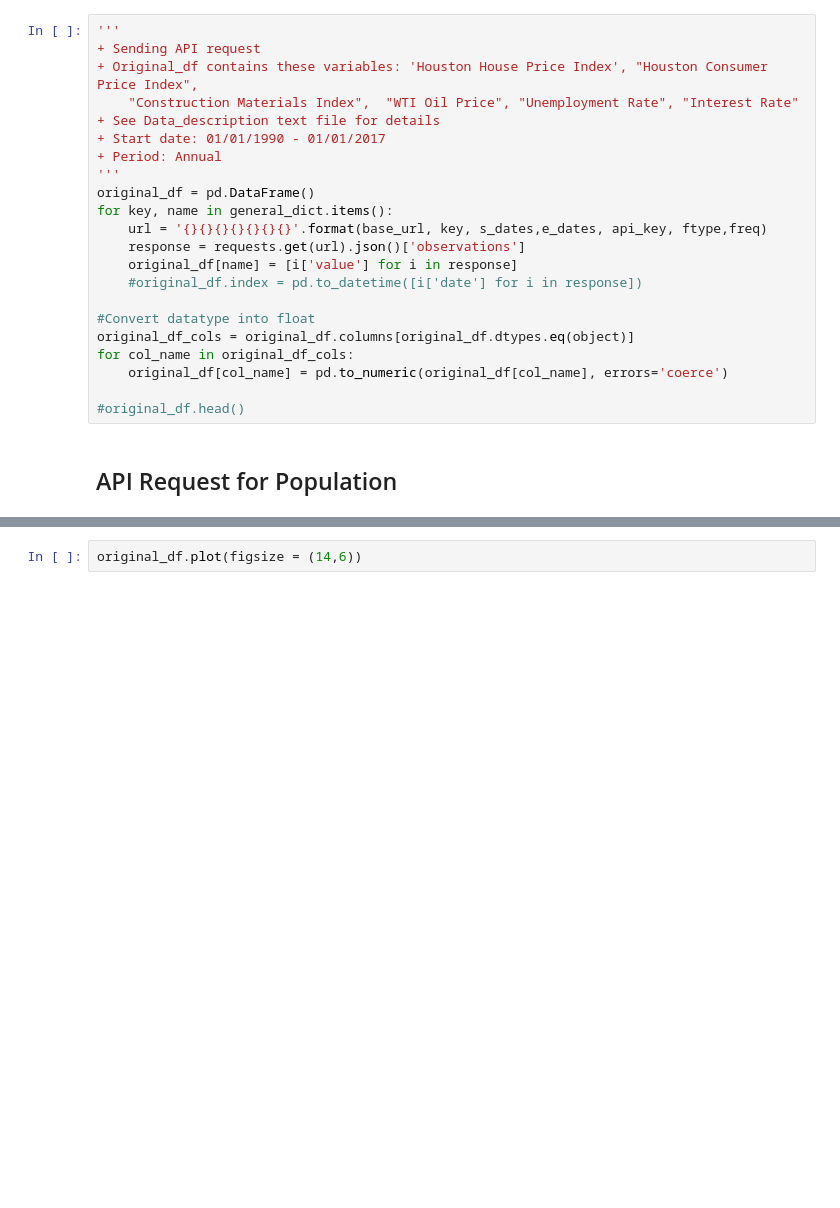
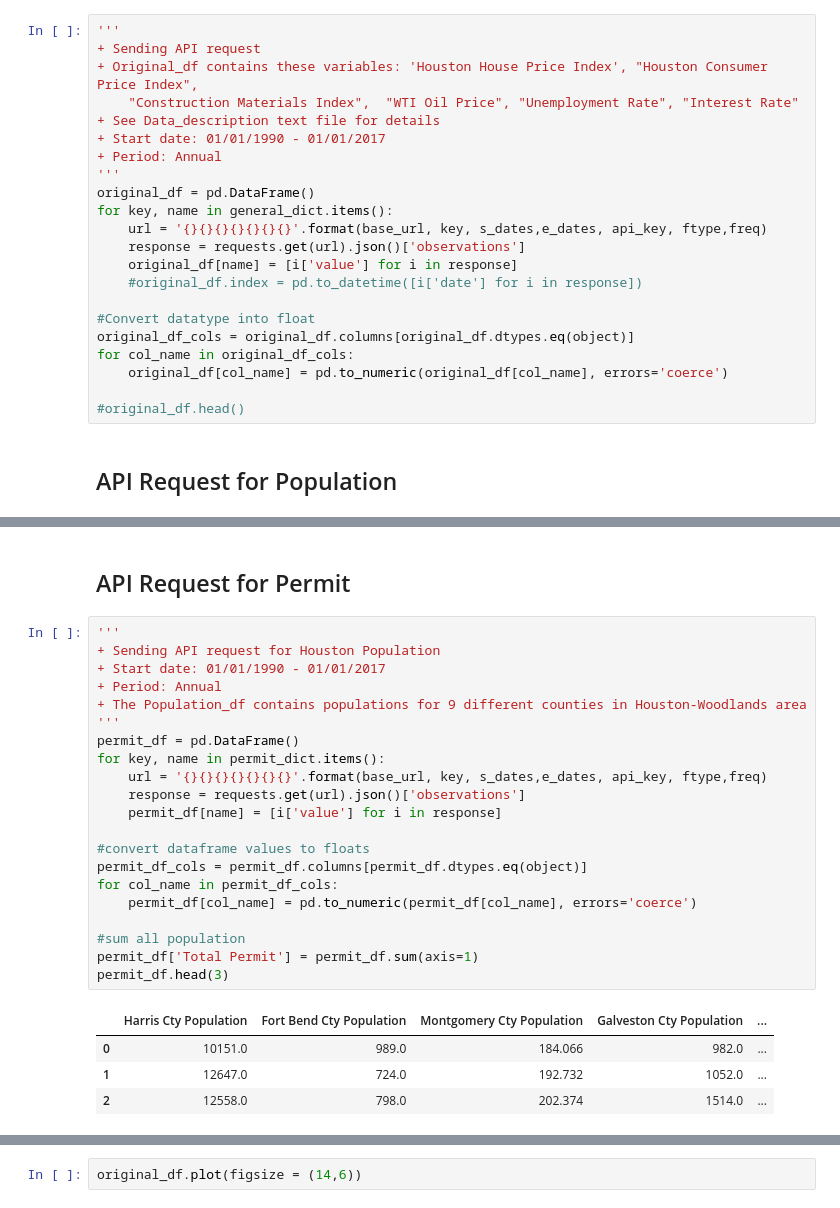
Before and after one commit to dxvo/DGJ_project, a Jupyter notebook: Source Code/de.ipynb, the cells around one changed output, grey strips where cells are left out. Saved outputs shown, nothing was run; the diff lists cells and outputs as text; blank space fills up the shorter version.

```diff
--- a/Source Code/de.ipynb
+++ b/Source Code/de.ipynb
@@ -118,3 +130,31 @@ population_df.head()
+# %% [markdown]
+## API Request for Permit
+# %%
+'''
++ Sending API request for Houston Population
++ Start date: 01/01/1990 - 01/01/2017
++ Period: Annual
++ The Population_df contains populations for 9 different counties in Houston-Woodlands area
+'''
+permit_df = pd.DataFrame()
+for key, name in permit_dict.items():
+    url = '{}{}{}{}{}{}{}'.format(base_url, key, s_dates,e_dates, api_key, ftype,freq)
+    response = requests.get(url).json()['observations']
+    permit_df[name] = [i['value'] for i in response]
+
+#convert dataframe values to floats
+permit_df_cols = permit_df.columns[permit_df.dtypes.eq(object)]
+for col_name in permit_df_cols:
+    permit_df[col_name] = pd.to_numeric(permit_df[col_name], errors='coerce')
+
+#sum all population
+permit_df['Total Permit'] = permit_df.sum(axis=1)
+permit_df.head(3)
+# %% [output]
+|  | Harris Cty Population | Fort Bend Cty Population | Montgomery Cty Population | Galveston Cty Population | ... |
+| 0 | 10151.0 | 989.0 | 184.066 | 982.0 | ... |
+| 1 | 12647.0 | 724.0 | 192.732 | 1052.0 | ... |
+| 2 | 12558.0 | 798.0 | 202.374 | 1514.0 | ... |
 # %%
 #Combine population with original Dataframe
 Houston_df = original_df.copy(deep=True)
```
Also changed, not shown: parts of 10 cells of this notebook, 6 other files.
